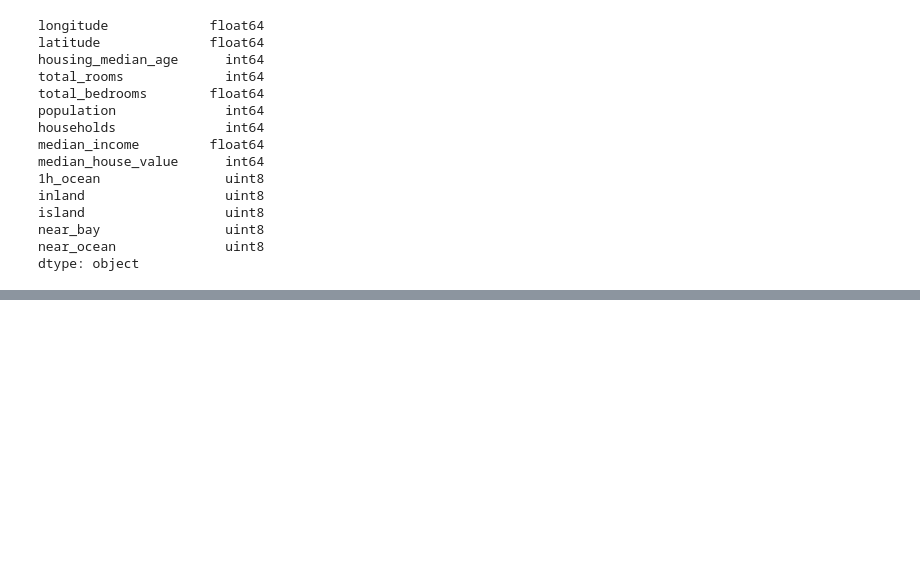
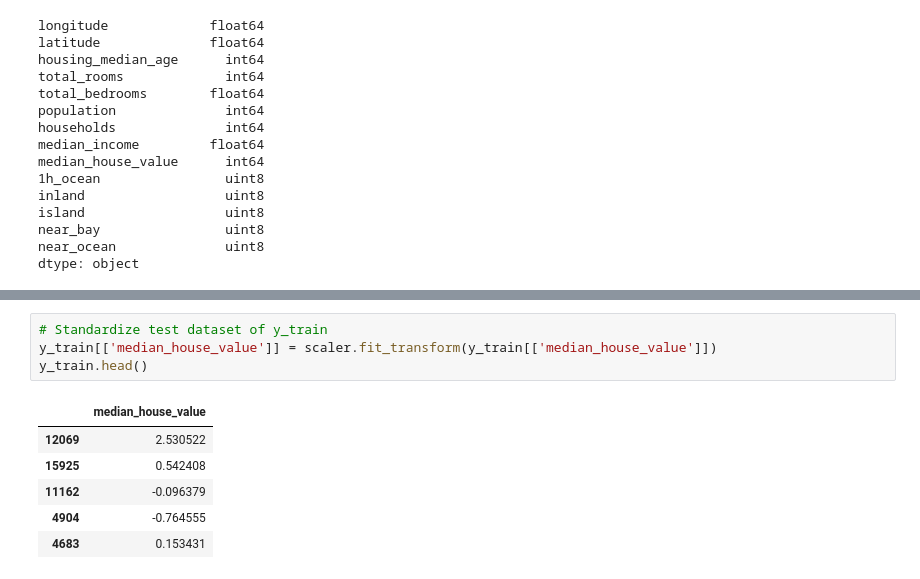
Before and after one commit to schinlfc/california_housing_price_prediction, a Jupyter notebook: notebook/script.ipynb, the cells around one changed output, grey strips where cells are left out. Drawn from its saved outputs; the diff is of its cells as text; blank space fills up the shorter version.

```diff
--- a/notebook/script.ipynb
+++ b/notebook/script.ipynb
@@ -210,0 +275,11 @@ print(housing_test_standardized)
+# %%
+# Standardize test dataset of y_train
+y_train[['median_house_value']] = scaler.fit_transform(y_train[['median_house_value']])
+y_train.head()
+# %% [output]
+|  | median_house_value |
+| 12069 | 2.530522 |
+| 15925 | 0.542408 |
+| 11162 | -0.096379 |
+| 4904 | -0.764555 |
+| 4683 | 0.153431 |
```
Also changed, not shown: parts of 27 cells of this notebook.
